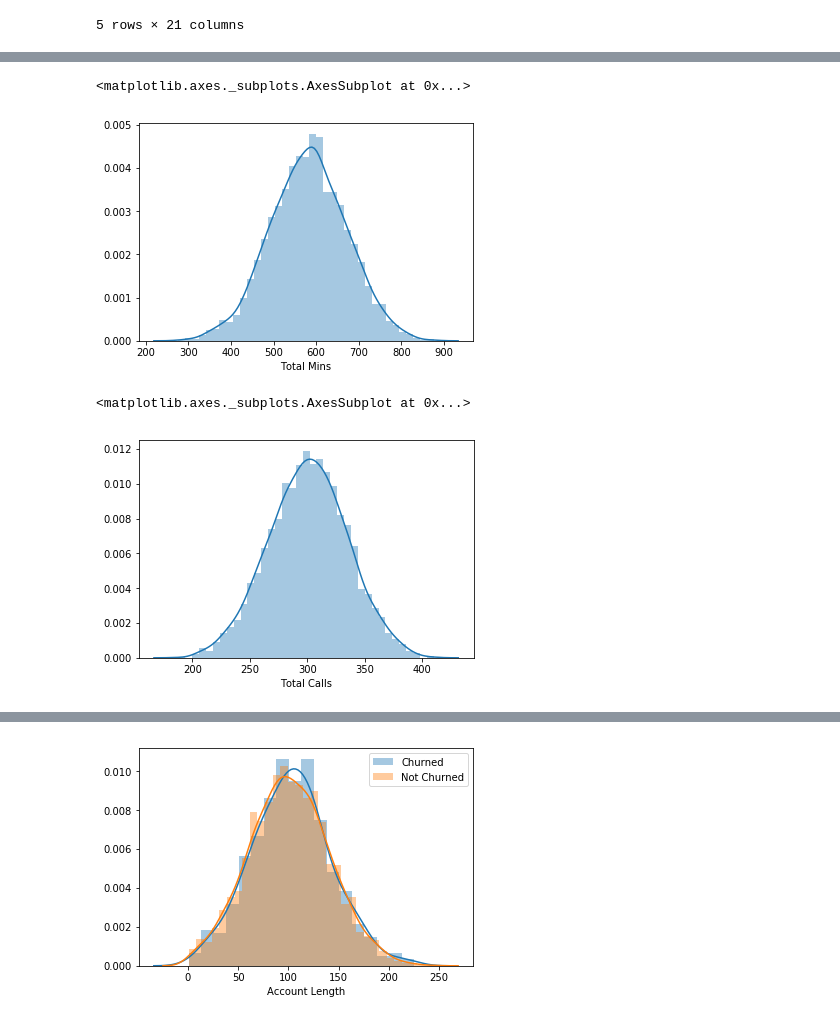
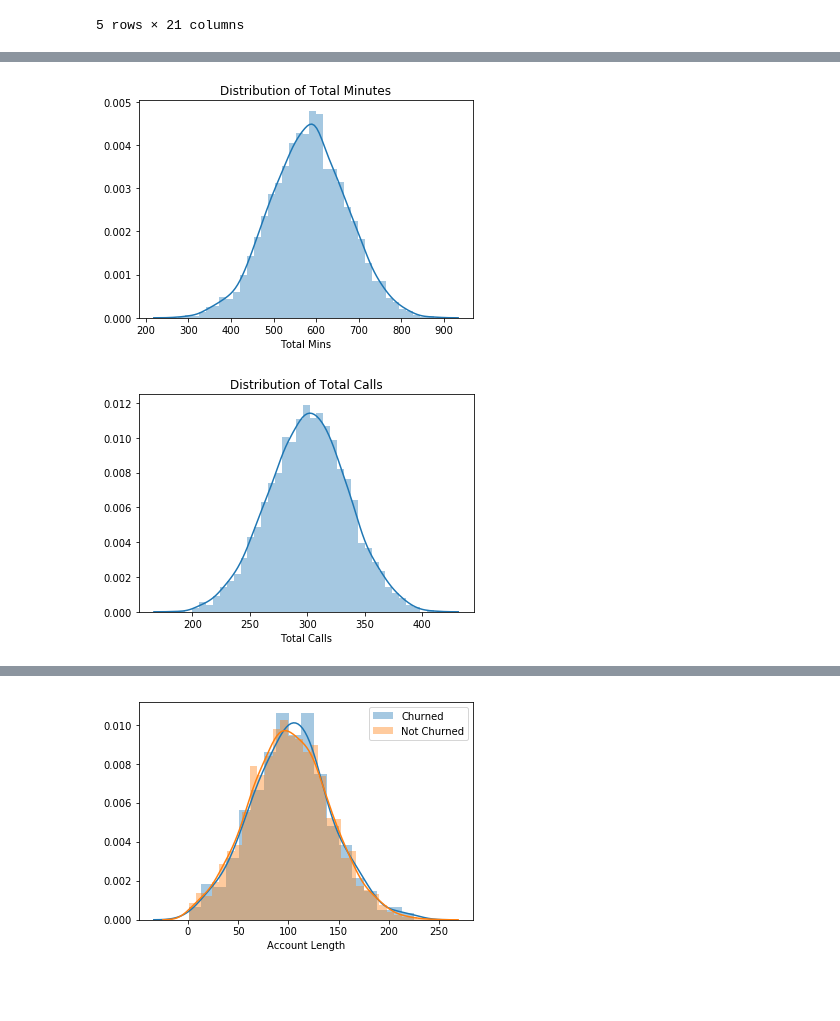
Before and after one commit to JennyYJK/data-dogs-project, a Jupyter notebook: notebook/Data Dogs Group Project .ipynb, the cells around one changed output, grey strips where cells are left out. Cells and saved outputs as stored; diff of their text form; code cells hidden in the pictures; blank space fills up the shorter version.

```diff
--- a/notebook/Data Dogs Group Project .ipynb
+++ b/notebook/Data Dogs Group Project .ipynb
@@ -125,12 +109,14 @@ plt.show()
 # %%
-sns.distplot(customer_churn_data['Total Mins'], label='Total Charge')
+sns.distplot(customer_churn_data['Total Mins'])
+plt.title('Distribution of Total Minutes')
+plt.show()
 # %% [output]
-<matplotlib.axes._subplots.AxesSubplot at 0x...>
-[figure, old version]
+[figure, new version]
 # %%
-sns.distplot(customer_churn_data['Total Calls'], label='Total Calls')
+sns.distplot(customer_churn_data['Total Calls'])
+plt.title('Distribution of Total Calls')
+plt.show()
 # %% [output]
-<matplotlib.axes._subplots.AxesSubplot at 0x...>
-[figure, old version]
+[figure, new version]
 # %%
 sns.countplot(x='CustServ Calls', data=no_churn_customers)
```
Also changed, not shown: parts of 25 cells of this notebook.
